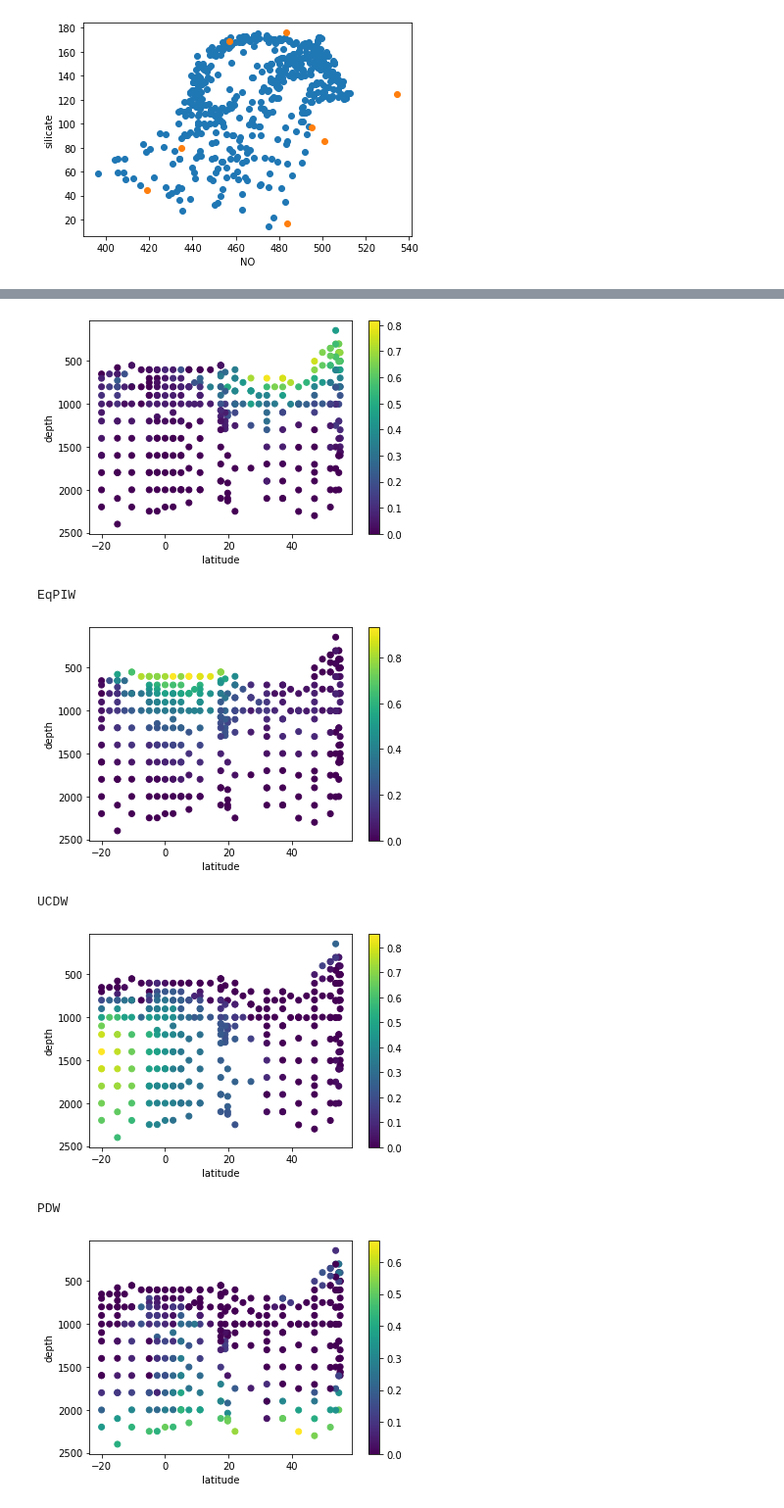
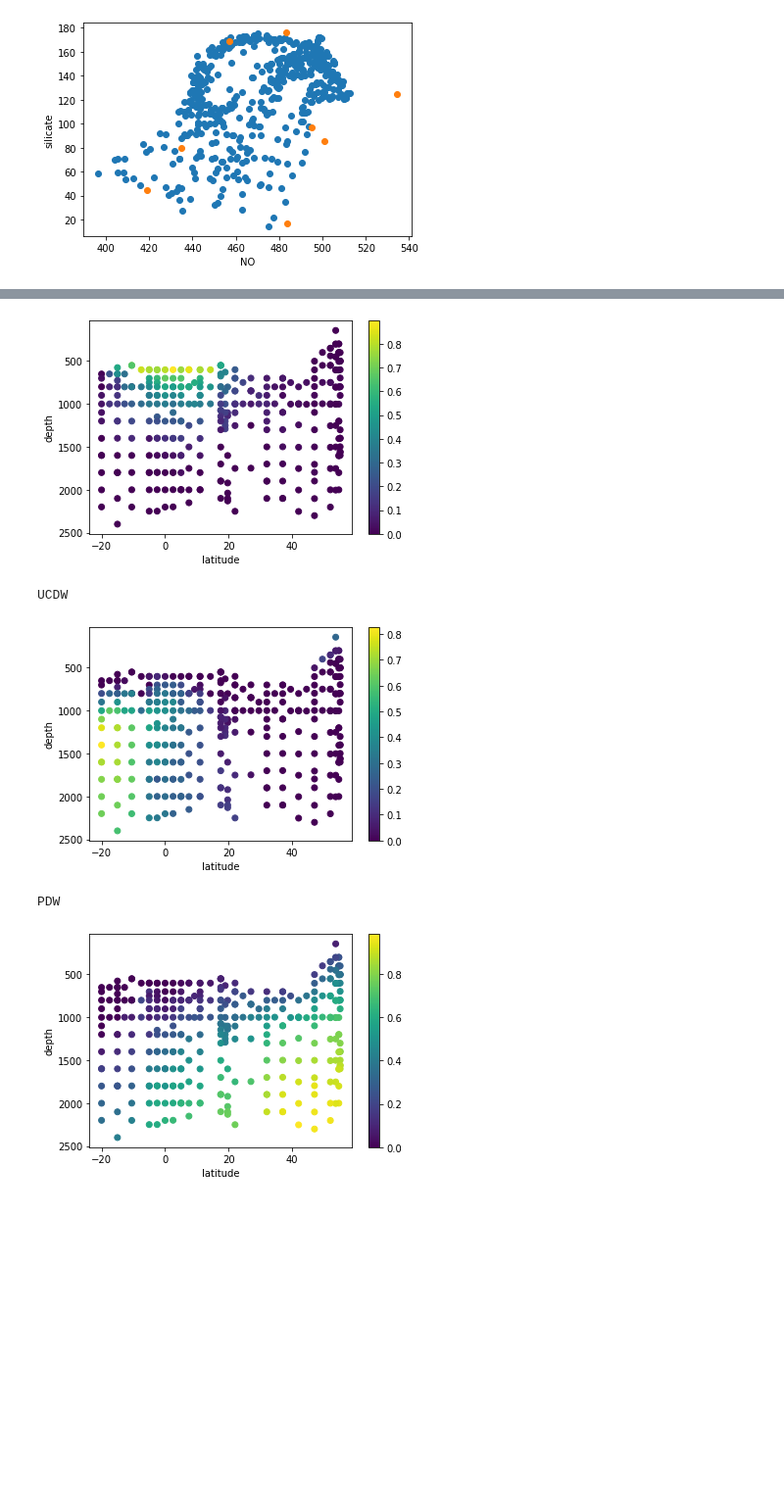
Before and after one commit to nitrogenlab/oceanography_colab_notebooks, a Jupyter notebook: for_rian/ConstrainedWaterMassAnalysis.ipynb, the cells around one changed output, grey strips where cells are left out. Shown at 98% size. Saved outputs shown, nothing was run; the diff lists cells and outputs as text; code cells hidden in the pictures; blank space fills up the shorter version.

```diff
--- a/for_rian/ConstrainedWaterMassAnalysis.ipynb
+++ b/for_rian/ConstrainedWaterMassAnalysis.ipynb
@@ -238,7 +238,7 @@ def perform_OMPA(df_for_A, df_for_obs, params_to_use, weighting,
 
 end_mem_intermediate_df = prepare_water_mass_df(
     [P16_Emilie_AAIW,
-     GLODAP_mystery,
+     #GLODAP_mystery,
      GLODAP_NPIW,
      GLODAP_EqPIW,
      P16_UCDW,
@@ -247,6 +247,7 @@ end_mem_intermediate_df = prepare_water_mass_df(
      #GLODAP_AABW
      ])
 gp15_intermediate = gp15_df[(gp15_df["sig0"] >= 27.0) & (gp15_df["sig0"] <= 27.72)]
+#gp15_intermediate = gp15_df[(gp15_df["sig0"] >= 27.0)]
 intermediate_params = ["potential_temp", "practical_salinity",
                          "silicate", "NO", "spiciness", "PV", "mass"]
 intermediate_weighting = np.array([140, 100, 30, 10, 10, 10, 140])
@@ -295,7 +296,7 @@ for i in range(int_fractions.shape[1]):
     print(end_mem_intermediate_df["watermassname"][i])
     plt.scatter(gp15_intermediate["latitude"],
                 gp15_intermediate["depth"],
-                c=soln[:,i])
+                c=int_fractions[:,i])
     plt.xlabel("latitude")
     plt.ylabel("depth")
     plt.ylim(plt.ylim()[1], plt.ylim()[0])
@@ -310,7 +311,5 @@ NPIW
-[figure, old version]
+[figure, new version]
-EqPIW
+UCDW
-[figure, old version]
+[figure, new version]
-UCDW
+PDW
-[figure, old version]
+[figure, new version]
-PDW
-[figure, removed]
```
Also changed, not shown: parts of 3 cells of this notebook.
